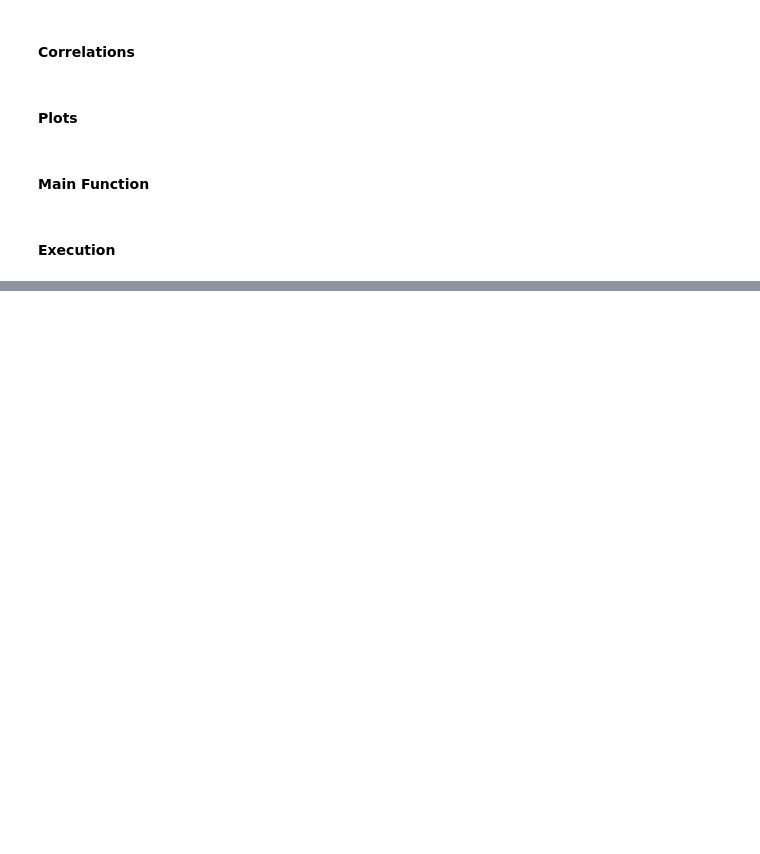
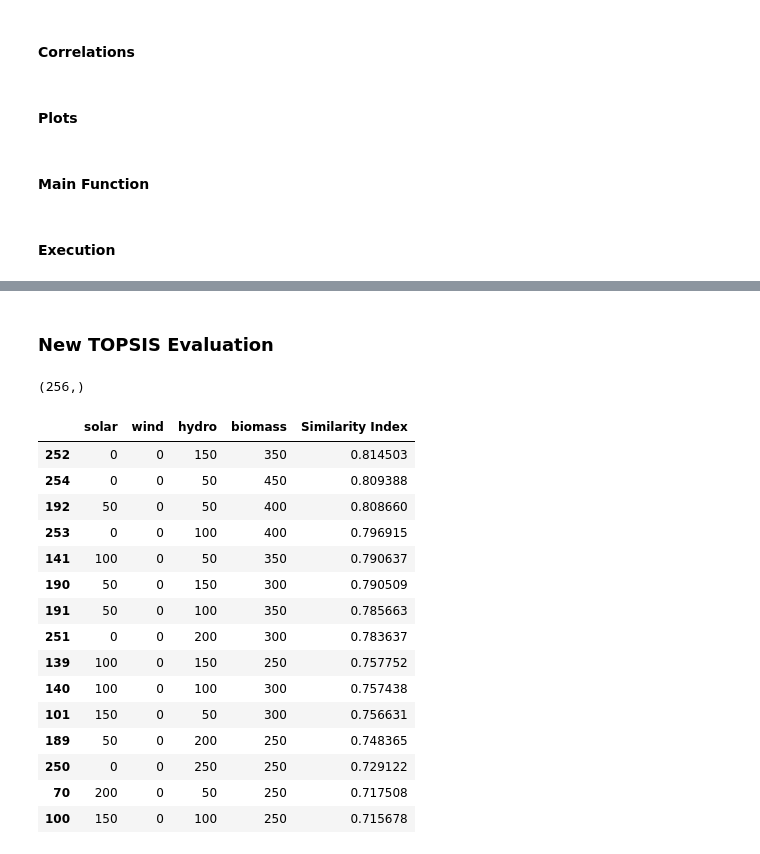
Before and after one commit to MateoBarrera/ResearchDev, a Jupyter notebook: analysis_result/data_exploration_01.ipynb, the cells around one changed output, grey strips where cells are left out. Saved outputs shown, nothing was run; the diff lists cells and outputs as text; code cells hidden in the pictures; blank space fills up the shorter version.

```diff
--- a/analysis_result/data_exploration_01.ipynb
+++ b/analysis_result/data_exploration_01.ipynb
@@ -406,0 +367,48 @@ for dimension in SCENARIO_DIC.keys():
+# %% [markdown]
+### New TOPSIS Evaluation
+# %%
+df_topsis = df.copy().drop("Alternative", axis=1).reset_index(drop=True)
+ideal_positive = np.zeros(len(df_topsis.columns))
+ideal_negative = np.zeros(len(df_topsis.columns))
+alternatives_array = df_topsis.to_numpy(copy=True)
+for i in range(len(df_topsis.columns)):
+    ideal_positive[i] = np.max(alternatives_array[i, :])
+    ideal_negative[i] = np.min(alternatives_array[i, :])
+# %%
+positive_distance = np.sqrt(
+    np.sum((alternatives_array.T - np.transpose([ideal_positive])) ** 2, 0)
+)
+negative_distance = np.sqrt(
+    np.sum((alternatives_array.T - np.transpose([ideal_negative])) ** 2, 0)
+)
+
+similarity_index = negative_distance / (positive_distance + negative_distance)
+similarity_index.shape
+# %% [output]
+(256,)
+# %%
+FILE_ALTERNATIVES = f"../case_studies/{CASE_STUDY}/results/alternatives_256.xlsx"
+df_resource_distribution = pd.read_excel(FILE_ALTERNATIVES)
+df_resource_distribution = df_resource_distribution.drop(["Unnamed: 0", "solar_generation", "hydro_generation", "wind_generation", "biomass_generation"], axis=1)
+df_resource_distribution["Similarity Index"] = similarity_index
+top_fifteen = df_resource_distribution.sort_values(
+    by="Similarity Index", ascending=False
+).copy().iloc[:15]
+top_fifteen
+# %% [output]
+|  | solar | wind | hydro | biomass | Similarity Index |
+| 252 | 0 | 0 | 150 | 350 | 0.814503 |
+| 254 | 0 | 0 | 50 | 450 | 0.809388 |
+| 192 | 50 | 0 | 50 | 400 | 0.808660 |
+| 253 | 0 | 0 | 100 | 400 | 0.796915 |
+| 141 | 100 | 0 | 50 | 350 | 0.790637 |
+| 190 | 50 | 0 | 150 | 300 | 0.790509 |
+| 191 | 50 | 0 | 100 | 350 | 0.785663 |
+| 251 | 0 | 0 | 200 | 300 | 0.783637 |
+| 139 | 100 | 0 | 150 | 250 | 0.757752 |
+| 140 | 100 | 0 | 100 | 300 | 0.757438 |
+| 101 | 150 | 0 | 50 | 300 | 0.756631 |
+| 189 | 50 | 0 | 200 | 250 | 0.748365 |
+| 250 | 0 | 0 | 250 | 250 | 0.729122 |
+| 70 | 200 | 0 | 50 | 250 | 0.717508 |
+| 100 | 150 | 0 | 100 | 250 | 0.715678 |
```
Also changed, not shown: parts of 5 cells of this notebook, 4 other files.
